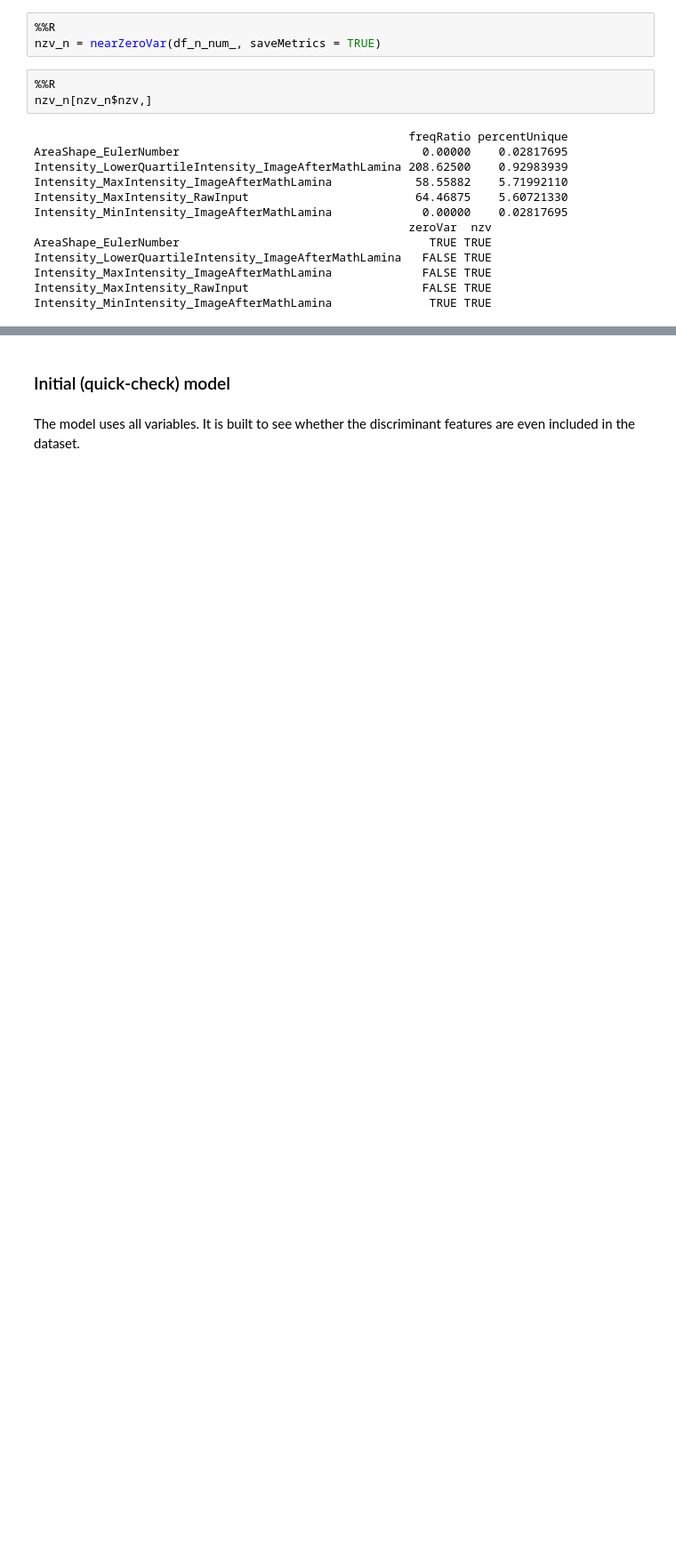
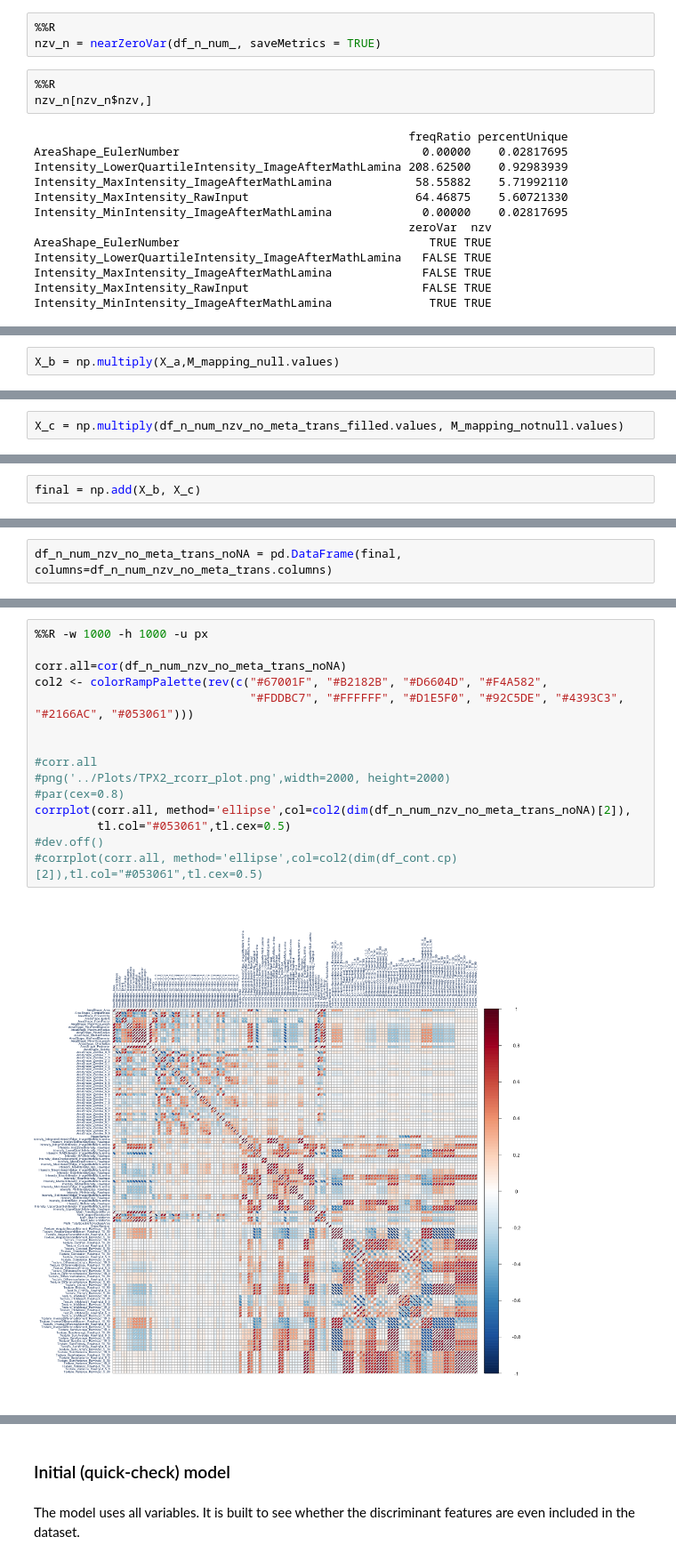
Before and after one commit to emmaggie/HumanNucleiLamin, a Jupyter notebook: Code/Human_Nuclei.ipynb, the cells around one changed output, grey strips where cells are left out. Shown at 89% size. Saved outputs shown, nothing was run; the diff lists cells and outputs as text; blank space fills up the shorter version.

```diff
--- a/Code/Human_Nuclei.ipynb
+++ b/Code/Human_Nuclei.ipynb
@@ -1316,0 +1451,2 @@ Error in if (min(corr) < -1 - .Machine$double.eps || max(corr) > 1 + .Machine$do
+# %%
+X_b = np.multiply(X_a,M_mapping_null.values)
@@ -1316,0 +1461,2 @@ Error in if (min(corr) < -1 - .Machine$double.eps || max(corr) > 1 + .Machine$do
+# %%
+X_c = np.multiply(df_n_num_nzv_no_meta_trans_filled.values, M_mapping_notnull.values)
@@ -1316,0 +1471,2 @@ Error in if (min(corr) < -1 - .Machine$double.eps || max(corr) > 1 + .Machine$do
+# %%
+final = np.add(X_b, X_c)
@@ -1316,0 +1479,2 @@ Error in if (min(corr) < -1 - .Machine$double.eps || max(corr) > 1 + .Machine$do
+# %%
+df_n_num_nzv_no_meta_trans_noNA = pd.DataFrame(final, columns=df_n_num_nzv_no_meta_trans.columns)
@@ -1316,0 +1486,17 @@ Error in if (min(corr) < -1 - .Machine$double.eps || max(corr) > 1 + .Machine$do
+# %%
+%%R -w 1000 -h 1000 -u px
+
+corr.all=cor(df_n_num_nzv_no_meta_trans_noNA)
+col2 <- colorRampPalette(rev(c("#67001F", "#B2182B", "#D6604D", "#F4A582",
+                               "#FDDBC7", "#FFFFFF", "#D1E5F0", "#92C5DE", "#4393C3", "#2166AC", "#053061")))
+
+
+#corr.all
+#png('../Plots/TPX2_rcorr_plot.png',width=2000, height=2000)
+#par(cex=0.8)
+corrplot(corr.all, method='ellipse',col=col2(dim(df_n_num_nzv_no_meta_trans_noNA)[2]),
+         tl.col="#053061",tl.cex=0.5)
+#dev.off()
+#corrplot(corr.all, method='ellipse',col=col2(dim(df_cont.cp)[2]),tl.col="#053061",tl.cex=0.5)
+# %% [output]
+[figure, added]
```
Also changed, not shown: parts of 206 cells of this notebook.
